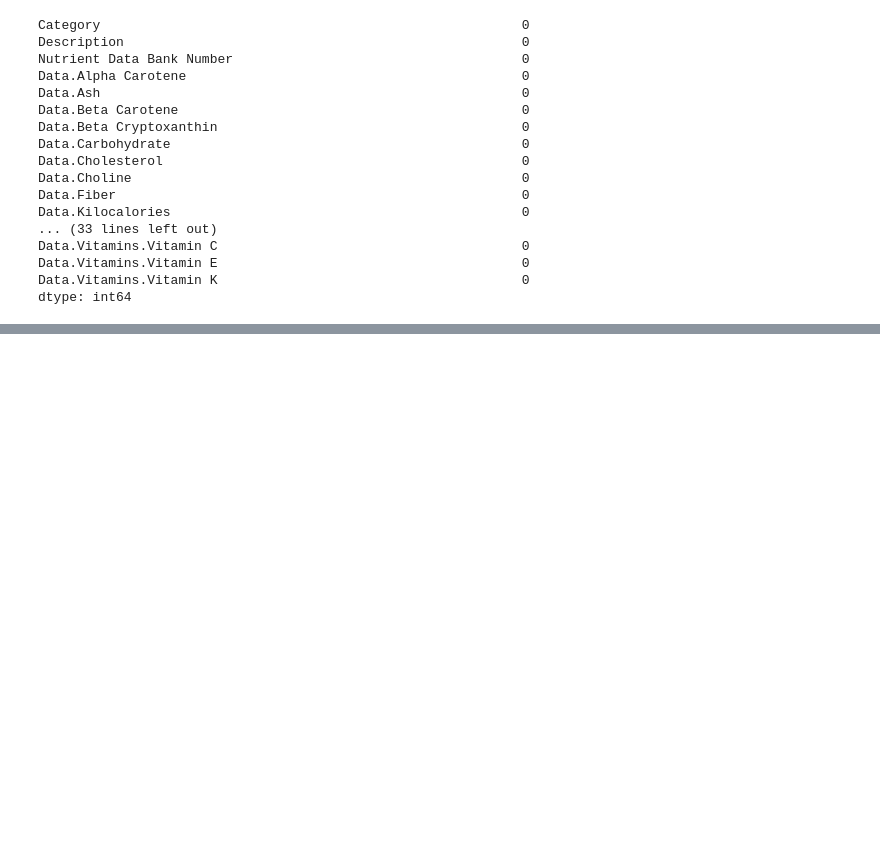
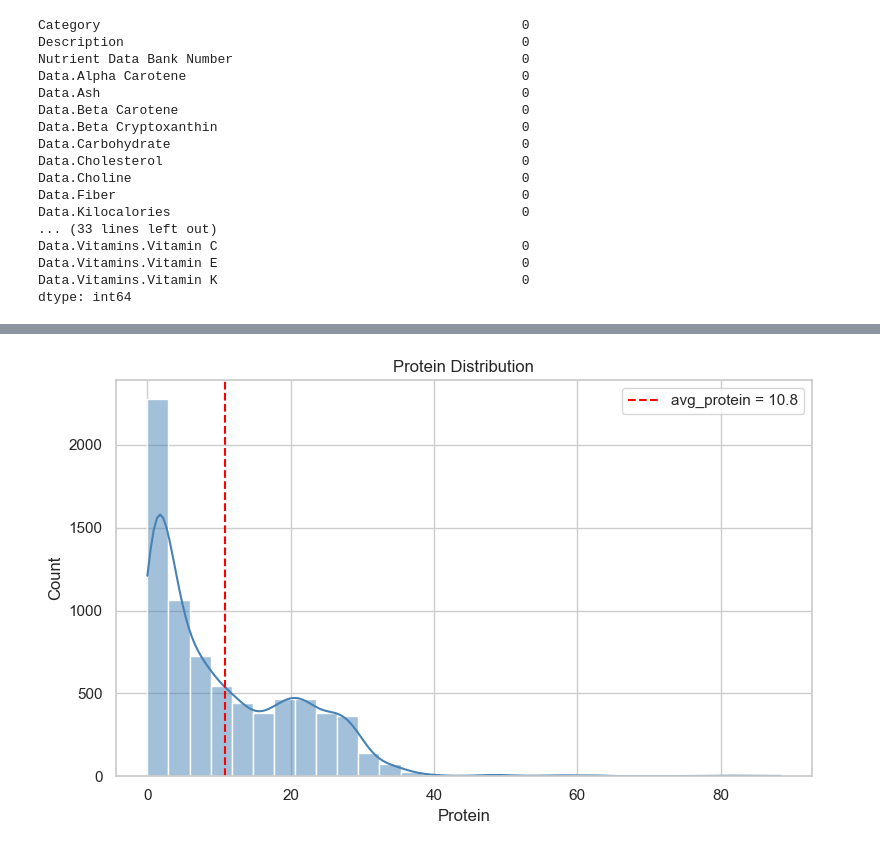
Before and after one commit to Evimess/IS477_FInal_Project, a Jupyter notebook: is477_analysis.ipynb, the cells around one changed output, grey strips where cells are left out. Cells and saved outputs as stored; diff of their text form; code cells hidden in the pictures; blank space fills up the shorter version.

Commit message:
usda_cleaned data

```diff
--- a/is477_analysis.ipynb
+++ b/is477_analysis.ipynb
@@ -240,8 +240,9 @@ Zinc                    0
 Nutrition Density       0
 dtype: int64
 # %%
-food_data_usda = pd.read_csv("food.csv")
-food_data_usda
+import pandas as pd
+food_usda = pd.read_csv("food.csv")
+food_usda
 # %% [output]
 |  | Category | Description | Nutrient Data Bank Number | Data.Alpha Carotene | Data.Ash | Data.Beta Carotene | ... |
 | 0 | BUTTER | BUTTER,WITH SALT | 1001 | 0 | 2.11 | 158 | ... |
@@ -278,0 +368,15 @@ dtype: int64
+# %%
+# Visualizations
+sns.set(style="whitegrid")
+# 1) Histogram + KDE for calories with mean line
+plt.figure(figsize=(8, 5))
+sns.histplot(df_us['Data.Protein'], kde=True, bins=30, color='steelblue')
+plt.axvline(avg_protein, color='red', linestyle='--', label=f'avg_protein = {avg_protein:.1f}')
+plt.title('Protein Distribution')
+plt.xlabel('Protein')
+plt.ylabel('Count')
+plt.legend()
+plt.tight_layout()
+plt.show()
+# %% [output]
+[figure, added]
```
Also changed, not shown: parts of 6 cells of this notebook.
